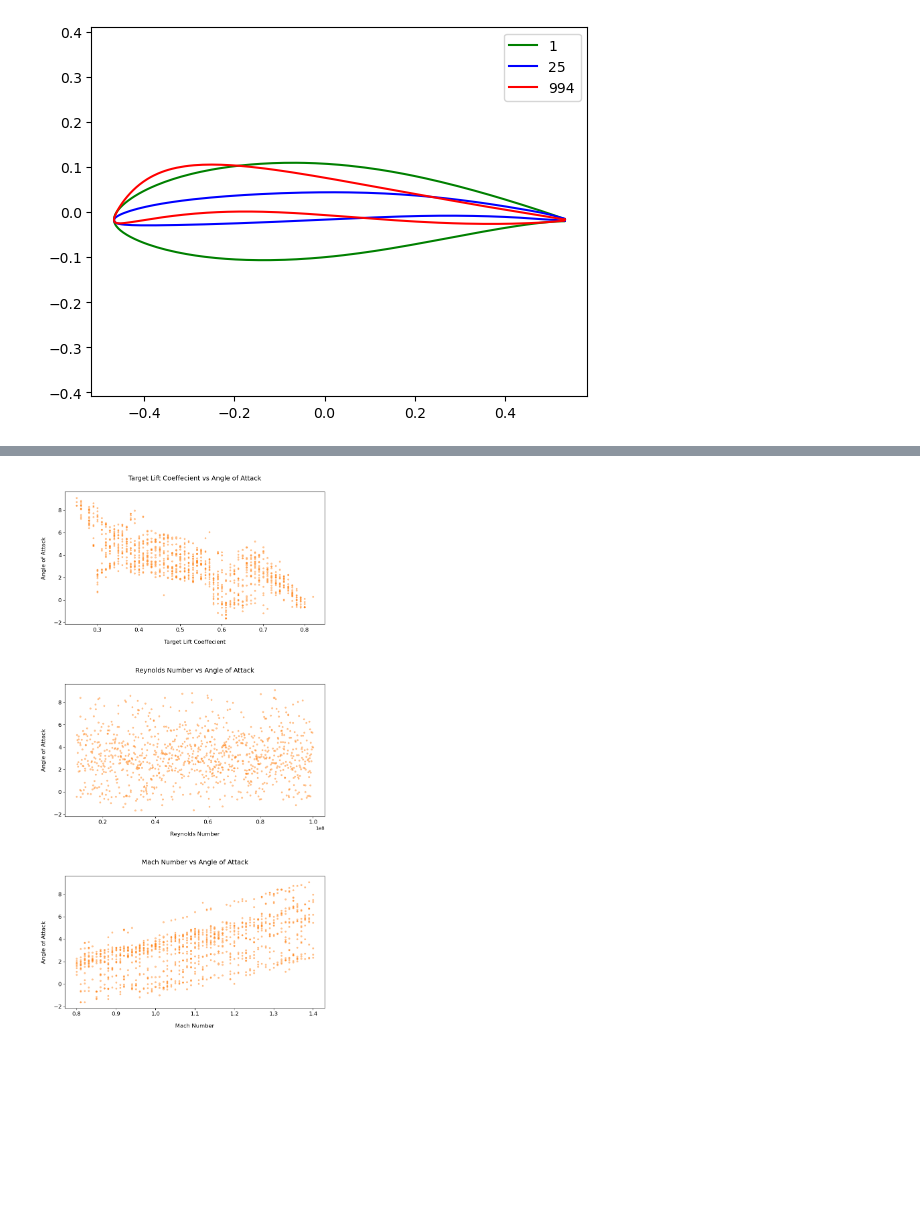
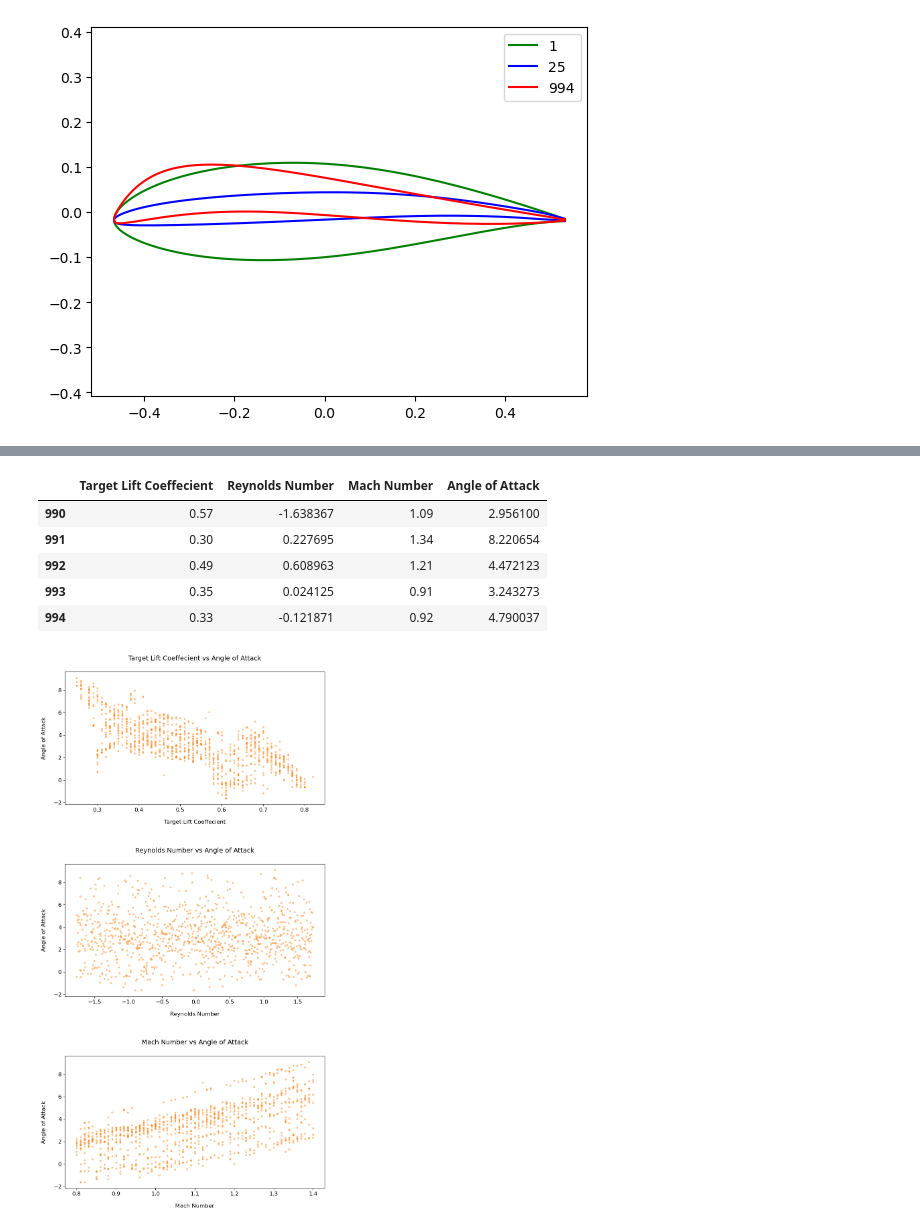
Before and after one commit to Hghn02/Inverse-Design-of-Optimal-Airfoil-Geometry, a Jupyter notebook: data_vis.ipynb, the cells around one changed output, grey strips where cells are left out. Cells and saved outputs as stored; diff of their text form; code cells hidden in the pictures; blank space fills up the shorter version.

```diff
--- a/data_vis.ipynb
+++ b/data_vis.ipynb
@@ -64,4 +61,18 @@ df.tail()
+# %%
+# Standardizing the Reynolds Number Data to be centered on mean of 0 and standard deviation of 1
+scaler = StandardScaler()
+standardized_Re = scaler.fit_transform(df[['Reynolds Number']])
+df['Reynolds Number'] = standardized_Re
+df.tail()
+# %% [output]
+|  | Target Lift Coeffecient | Reynolds Number | Mach Number | Angle of Attack |
+| 990 | 0.57 | -1.638367 | 1.09 | 2.956100 |
+| 991 | 0.30 | 0.227695 | 1.34 | 8.220654 |
+| 992 | 0.49 | 0.608963 | 1.21 | 4.472123 |
+| 993 | 0.35 | 0.024125 | 0.91 | 3.243273 |
+| 994 | 0.33 | -0.121871 | 0.92 | 4.790037 |
 # %%
+
 # Plotting design parameters against airfoil angle of attacks
 fig, axs = plt.subplots(3,1,figsize=(10, 20))
 column_names = df.columns.tolist()
@@ -80,7 +91,7 @@ for i,ax in enumerate(axes_flat):
 fig.subplots_adjust(hspace=.45)
 plt.show()
 # %% [output]
-[figure, old version]
+[figure, new version]
 # %%
 # Plotting scatter grid plot of all variables
 sns.pairplot(df, plot_kws=dict(marker="o",s=18,alpha=0.5,linewidth=0.4,color='purple'))
```
Also changed, not shown: parts of 4 cells of this notebook.
